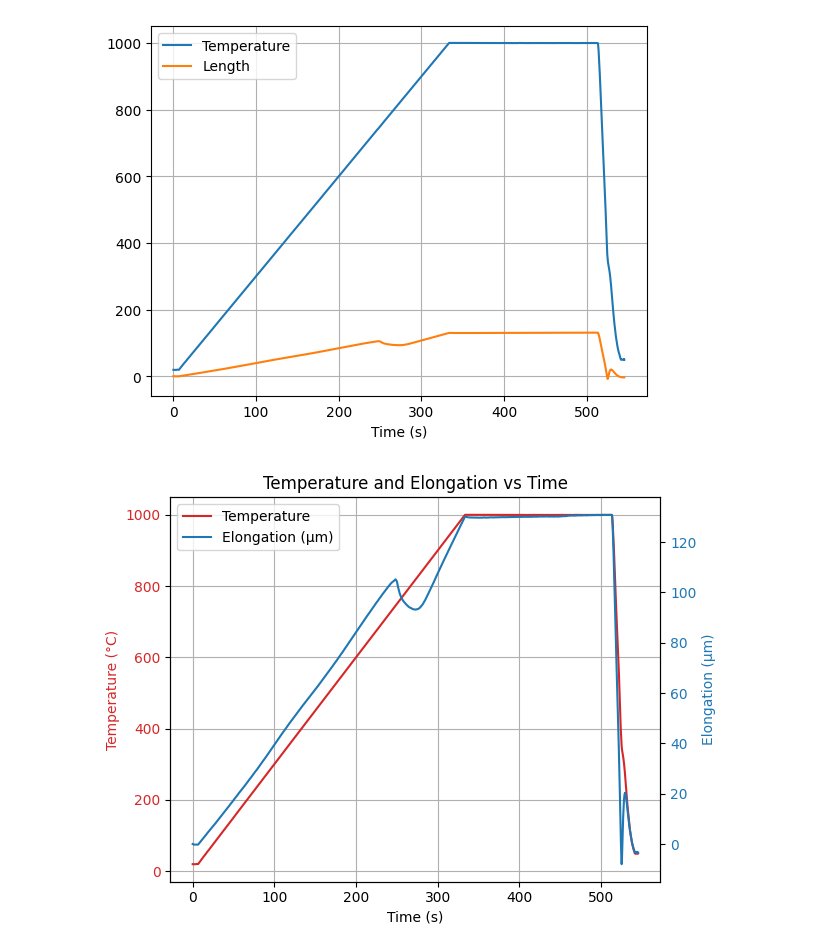
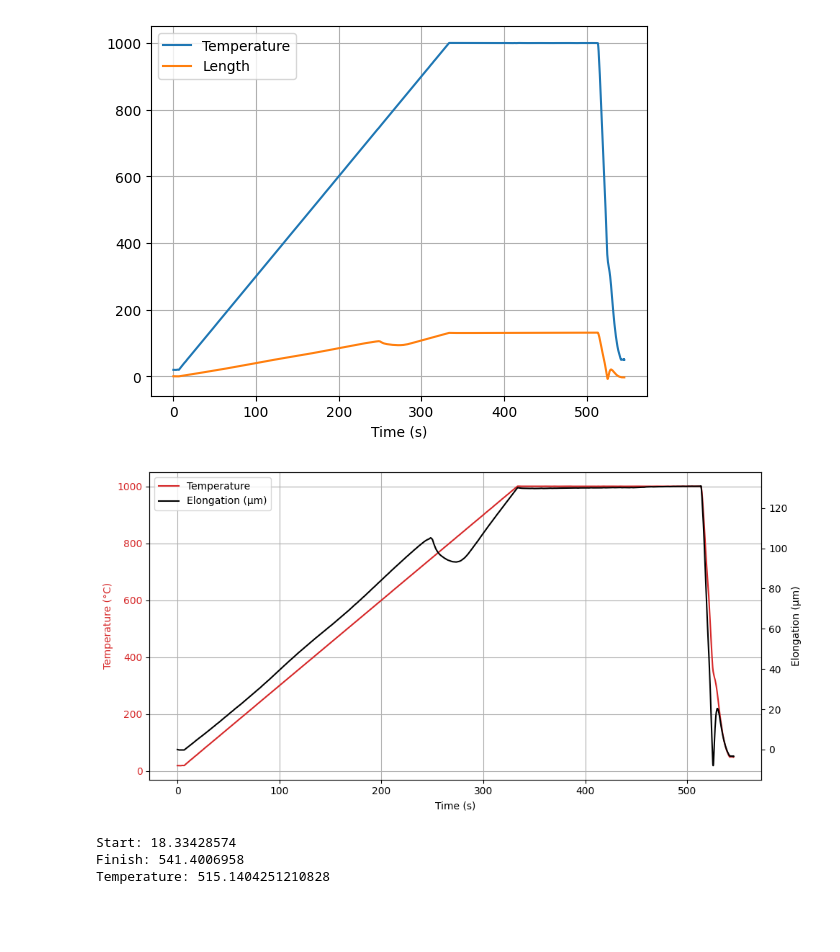
Before and after one commit to Tomzonkal/Bainitu_segmenation, a Jupyter notebook: plot_measurements.ipynb, the cells around one changed output. Saved outputs shown, nothing was run; the diff lists cells and outputs as text; code cells hidden in the pictures; blank space fills up the shorter version.

```diff
--- a/plot_measurements.ipynb
+++ b/plot_measurements.ipynb
@@ -35,30 +35,31 @@ plt.grid(True)
 # %%
 import matplotlib.pyplot as plt
 
 fig, ax1 = plt.subplots()
 
 # Plot temperature on the left axis
 ax1.plot(time, temperature, color='tab:red', label='Temperature')
 ax1.set_xlabel('Time (s)')
 ax1.set_ylabel('Temperature (°C)', color='tab:red')
 ax1.tick_params(axis='y', labelcolor='tab:red')
 
 # Create second y-axis for length
 ax2 = ax1.twinx()
-ax2.plot(time, length, color='tab:blue', label='Elongation (µm)')
-ax2.set_ylabel('Elongation (µm)', color='tab:blue')
-ax2.tick_params(axis='y', labelcolor='tab:blue')
+ax2.plot(time, length, color='black', label='Elongation (µm)')
+ax2.set_ylabel('Elongation (µm)', color='black')
+ax2.tick_params(axis='y', labelcolor='black')
 
 # Title, grid, and legend
-plt.title('Temperature and Elongation vs Time')
+# plt.title('Temperature and Elongation over Time')
 ax1.grid(True)
 
 # Combine legends from both axes
 lines1, labels1 = ax1.get_legend_handles_labels()
 lines2, labels2 = ax2.get_legend_handles_labels()
 ax1.legend(lines1 + lines2, labels1 + labels2, loc='best')
 
+fig.set_size_inches(10, 5, forward=True)
 plt.tight_layout()
 plt.show()
 # %% [output]
-[figure, old version]
+[figure, new version]
@@ -64,0 +81,16 @@ plt.show()
+# %%
+threshold = 0.02 * np.max(np.abs(ddl_dt))
+
+mask = np.abs(ddl_dt) > threshold
+
+t_start = time[mask][0]
+t_finish = time[mask][-1]
+T_iso = np.mean(temp[mask])
+
+print("Start:", t_start)
+print("Finish:", t_finish)
+print("Temperature:", T_iso)
+# %% [output]
+Start: 18.33428574
+Finish: 541.4006958
+Temperature: 515.1404251210828
```
Also changed, not shown: parts of 3 cells of this notebook, 24 other files.
